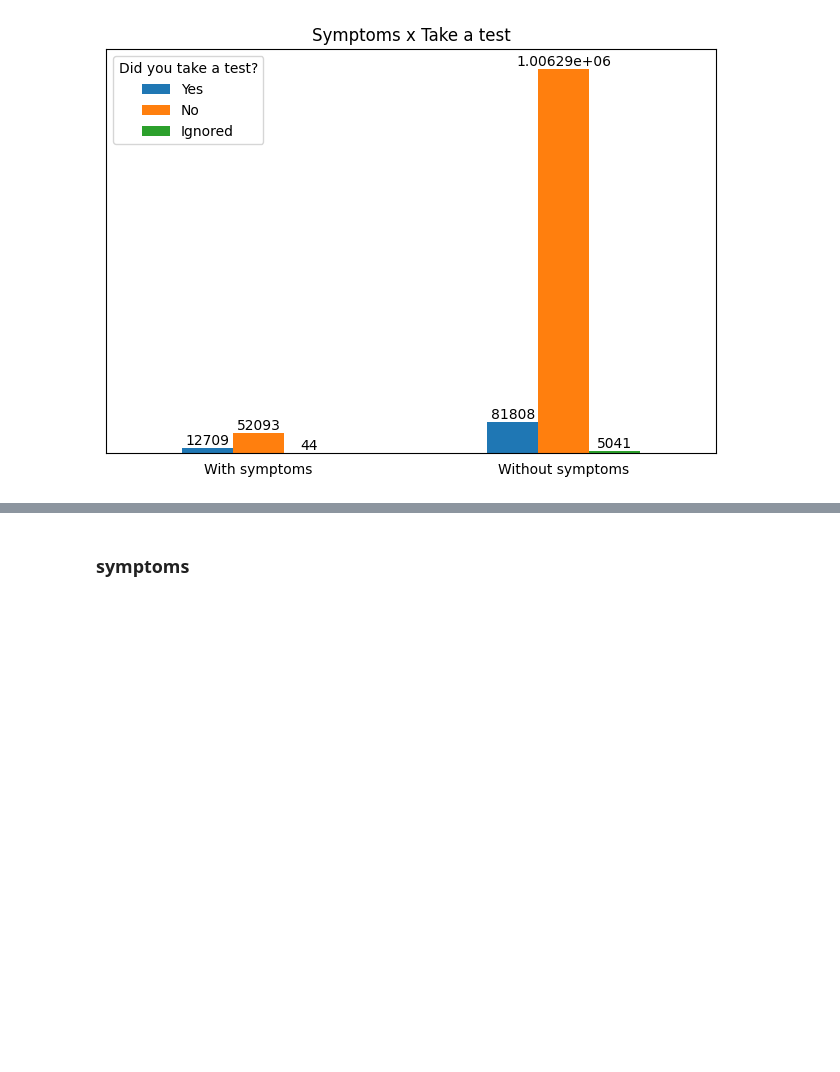
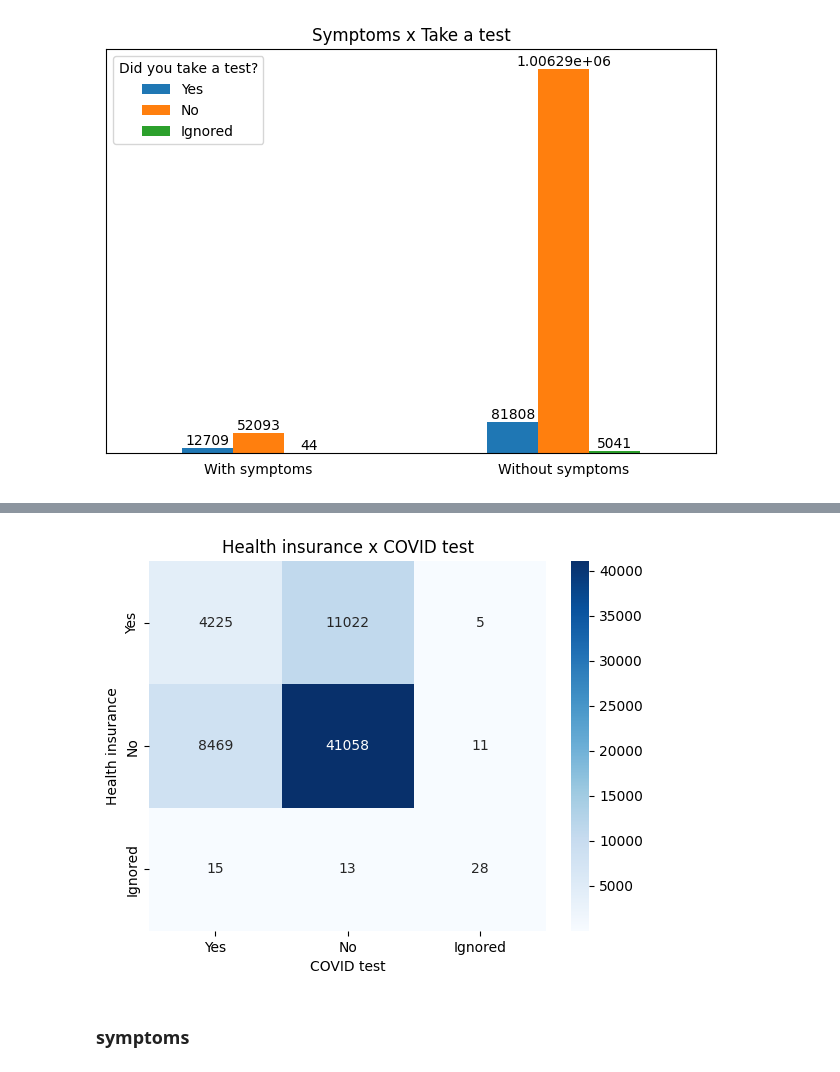
Before and after one commit to pathilink/HospAEinstein_test, a Jupyter notebook: notebook/pnad_eda.ipynb, the cells around one changed output, grey strips where cells are left out. Cells and saved outputs as stored; diff of their text form; code cells hidden in the pictures; blank space fills up the shorter version.

```diff
--- a/notebook/pnad_eda.ipynb
+++ b/notebook/pnad_eda.ipynb
@@ -1032,3 +1125,19 @@ plt.show()
+# %%
+# count table
+pivot_table = result_df.query('had_symptom == True').pivot_table(index='B007', columns='B008', aggfunc='size', fill_value=0)
+
+plt.figure()
+ax = sns.heatmap(pivot_table, annot=True, fmt='d', cmap='Blues')
+plt.title('Health insurance x COVID test')
+plt.xlabel('COVID test')
+plt.ylabel('Health insurance')
+
+ax.set_xticklabels(['Yes', 'No', 'Ignored'], rotation=0)
+ax.set_yticklabels(['Yes', 'No', 'Ignored'])
+
+plt.show()
+# %% [output]
+[figure, added]
 # %% [markdown]
 ### symptoms
 # %%
```
Also changed, not shown: parts of 37 cells of this notebook.
